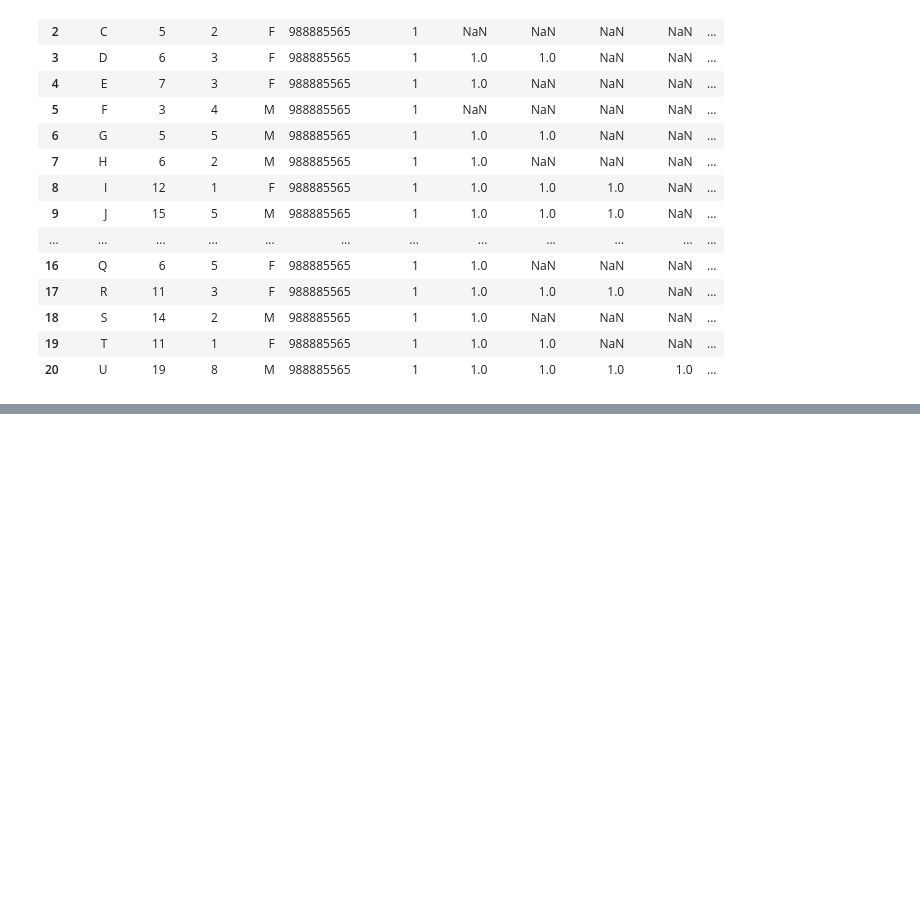
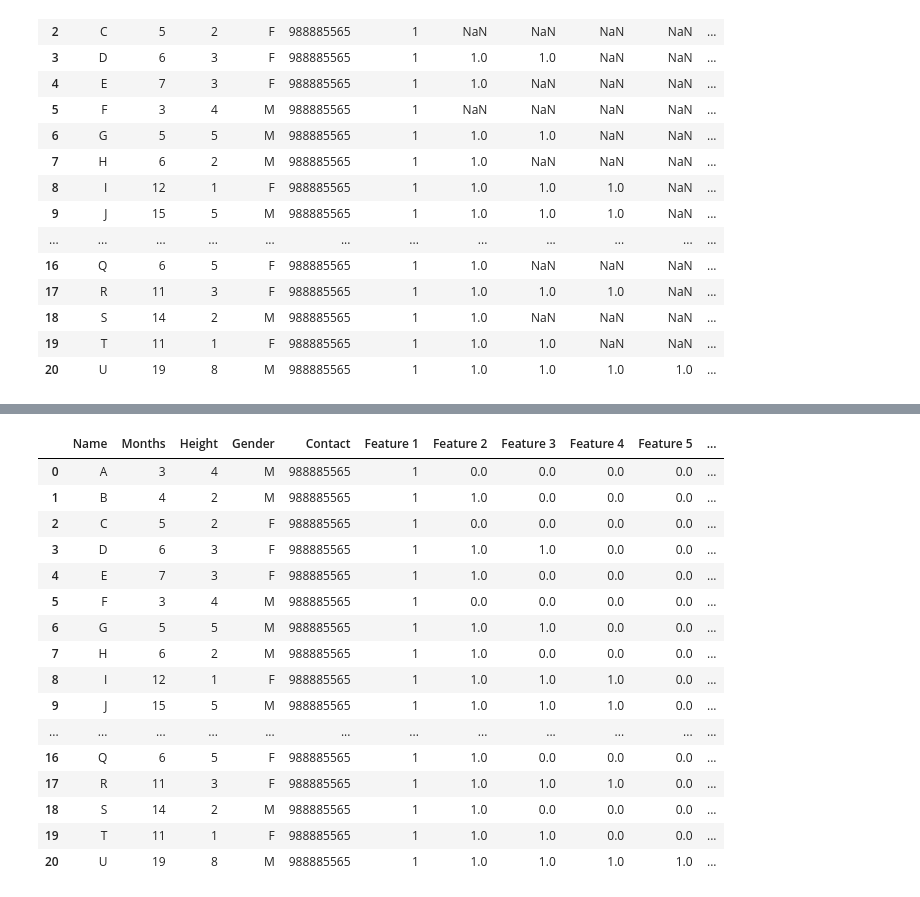
Before and after one commit to Chaitanyadasari/samVikas, a Jupyter notebook: samvikas_hackathon.ipynb, the cells around one changed output, grey strips where cells are left out. Cells and saved outputs as stored; diff of their text form; code cells hidden in the pictures; blank space fills up the shorter version.

```diff
--- a/samvikas_hackathon.ipynb
+++ b/samvikas_hackathon.ipynb
@@ -28,0 +40,20 @@ df
+# %%
+df.fillna(0)
+# %% [output]
+|  | Name | Months | Height | Gender | Contact | Feature 1 | Feature 2 | Feature 3 | Feature 4 | Feature 5 | ... |
+| 0 | A | 3 | 4 | M | 988885565 | 1 | 0.0 | 0.0 | 0.0 | 0.0 | ... |
+| 1 | B | 4 | 2 | M | 988885565 | 1 | 1.0 | 0.0 | 0.0 | 0.0 | ... |
+| 2 | C | 5 | 2 | F | 988885565 | 1 | 0.0 | 0.0 | 0.0 | 0.0 | ... |
+| 3 | D | 6 | 3 | F | 988885565 | 1 | 1.0 | 1.0 | 0.0 | 0.0 | ... |
+| 4 | E | 7 | 3 | F | 988885565 | 1 | 1.0 | 0.0 | 0.0 | 0.0 | ... |
+| 5 | F | 3 | 4 | M | 988885565 | 1 | 0.0 | 0.0 | 0.0 | 0.0 | ... |
+| 6 | G | 5 | 5 | M | 988885565 | 1 | 1.0 | 1.0 | 0.0 | 0.0 | ... |
+| 7 | H | 6 | 2 | M | 988885565 | 1 | 1.0 | 0.0 | 0.0 | 0.0 | ... |
+| 8 | I | 12 | 1 | F | 988885565 | 1 | 1.0 | 1.0 | 1.0 | 0.0 | ... |
+| 9 | J | 15 | 5 | M | 988885565 | 1 | 1.0 | 1.0 | 1.0 | 0.0 | ... |
+| ... | ... | ... | ... | ... | ... | ... | ... | ... | ... | ... | ... |
+| 16 | Q | 6 | 5 | F | 988885565 | 1 | 1.0 | 0.0 | 0.0 | 0.0 | ... |
+| 17 | R | 11 | 3 | F | 988885565 | 1 | 1.0 | 1.0 | 1.0 | 0.0 | ... |
+| 18 | S | 14 | 2 | M | 988885565 | 1 | 1.0 | 0.0 | 0.0 | 0.0 | ... |
+| 19 | T | 11 | 1 | F | 988885565 | 1 | 1.0 | 1.0 | 0.0 | 0.0 | ... |
+| 20 | U | 19 | 8 | M | 988885565 | 1 | 1.0 | 1.0 | 1.0 | 1.0 | ... |
```
Also changed, not shown: parts of 4 cells of this notebook.
